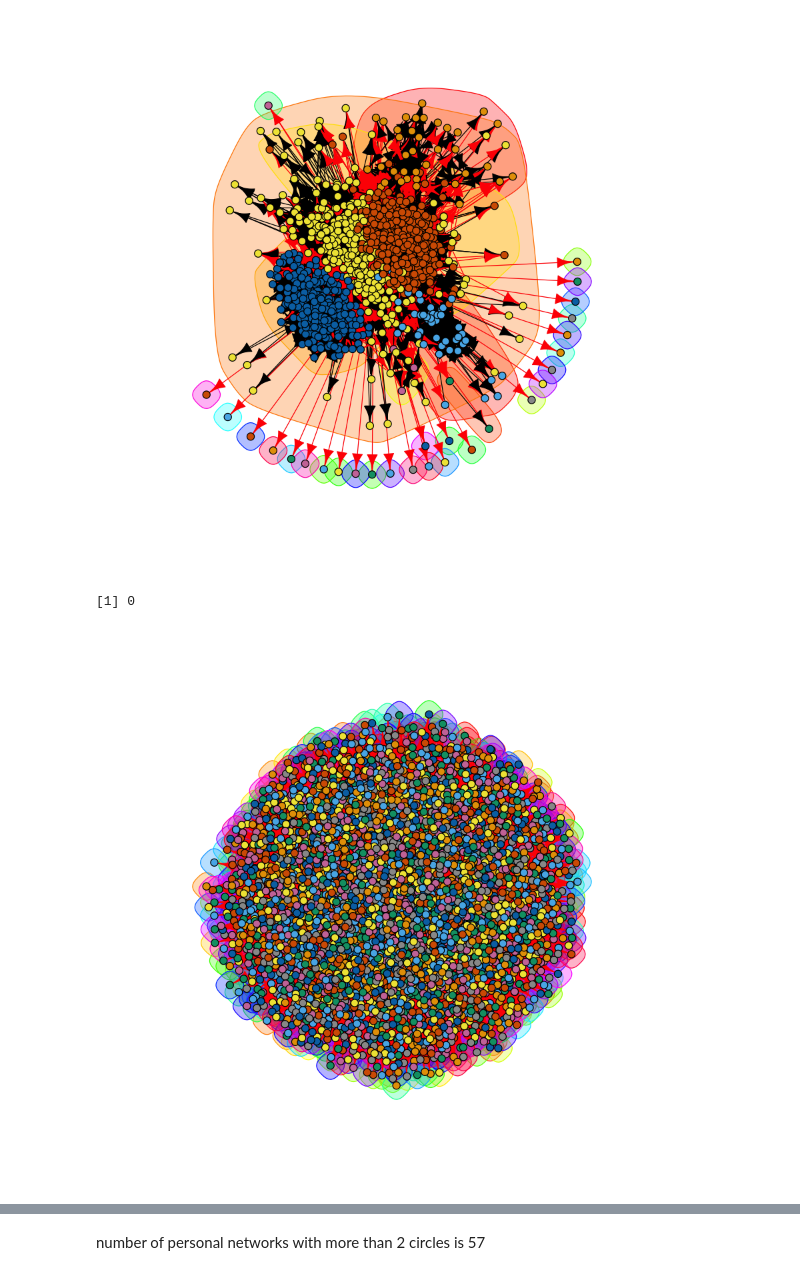
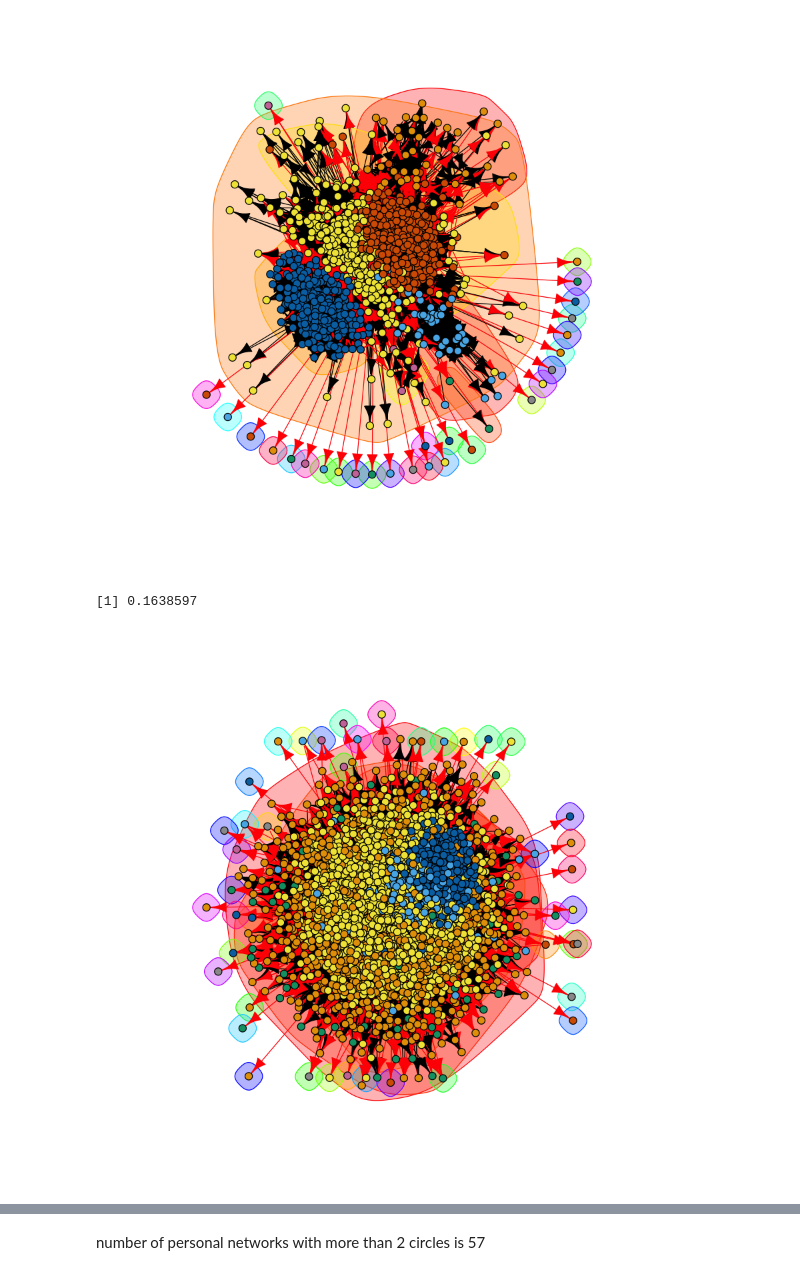
Before and after one commit to wanghran/ECE232_Graph, a Jupyter notebook: Project_2/code/2.ipynb, the cells around one changed output, grey strips where cells are left out. Saved outputs shown, nothing was run; the diff lists cells and outputs as text; code cells hidden in the pictures.

Commit message:
fix Q20 graph

```diff
--- a/Project_2/code/2.ipynb
+++ b/Project_2/code/2.ipynb
@@ -82,22 +82,22 @@ plot(walktrap,g,vertex.color=color_vector,vertex.label=NA,vertex.size=vertex_vec
 # %%
 edges = fread("../gplus/101373961279443806744.edges", colClasses = "character")
 neighbors = fread("../gplus/101373961279443806744.feat", colClasses = "character", select=c(1,2))
 id = strsplit("../gplus/101373961279443806744", "/")[[1]][[3]]
 temp = neighbors[, 1]
 neighbors[, 1] = id
 neighbors[, 2] = temp
 colnames(edges )[1] = "v1"
 colnames(edges)[2] = "v2"
 colnames(neighbors)[1] = "v1"
 colnames(neighbors)[2] = "v2"
 result <- rbind(neighbors, edges)
-g <- graph_from_data_frame(neighbors, directed = TRUE, vertices = NULL)
+g <- graph_from_data_frame(result, directed = TRUE, vertices = NULL)
 walktrap <- walktrap.community(g)
 color_vector = walktrap$membership+1
 vertex_vector = rep(4,vcount(g))
 vertex_vector[1]=6
 print(modularity(walktrap))
 plot(walktrap,g,vertex.color=color_vector,vertex.label=NA,vertex.size=vertex_vector)
 # %% [output]
-[1] 0
+[1] 0.1638597
-[figure, old version]
+[figure, new version]
```
Also changed, not shown: parts of 3 cells of this notebook.
